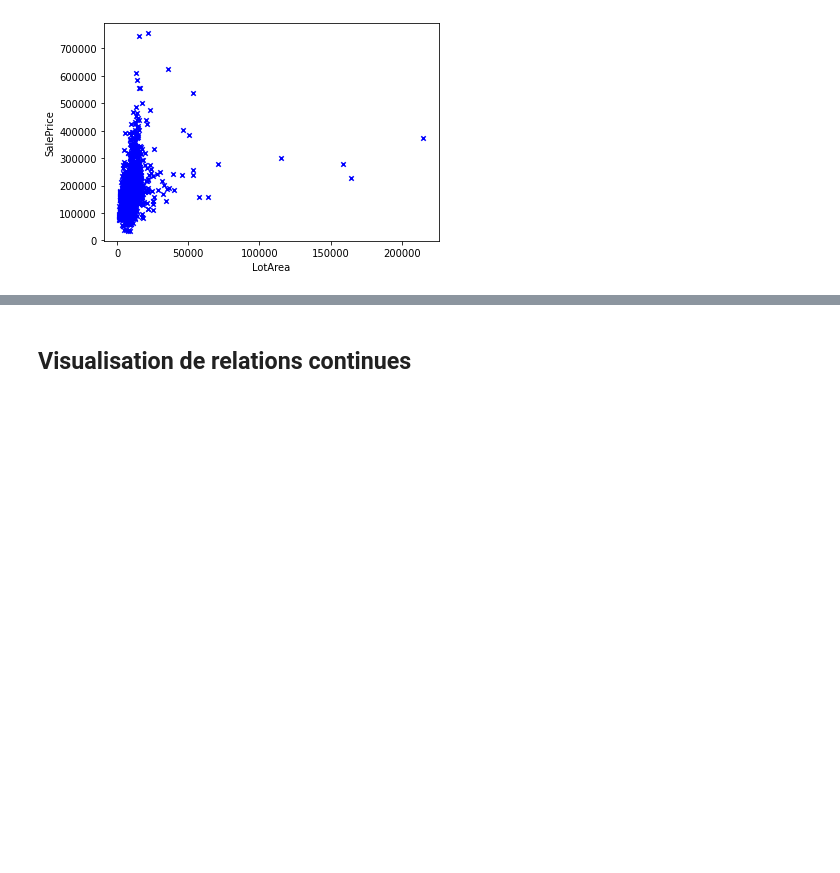
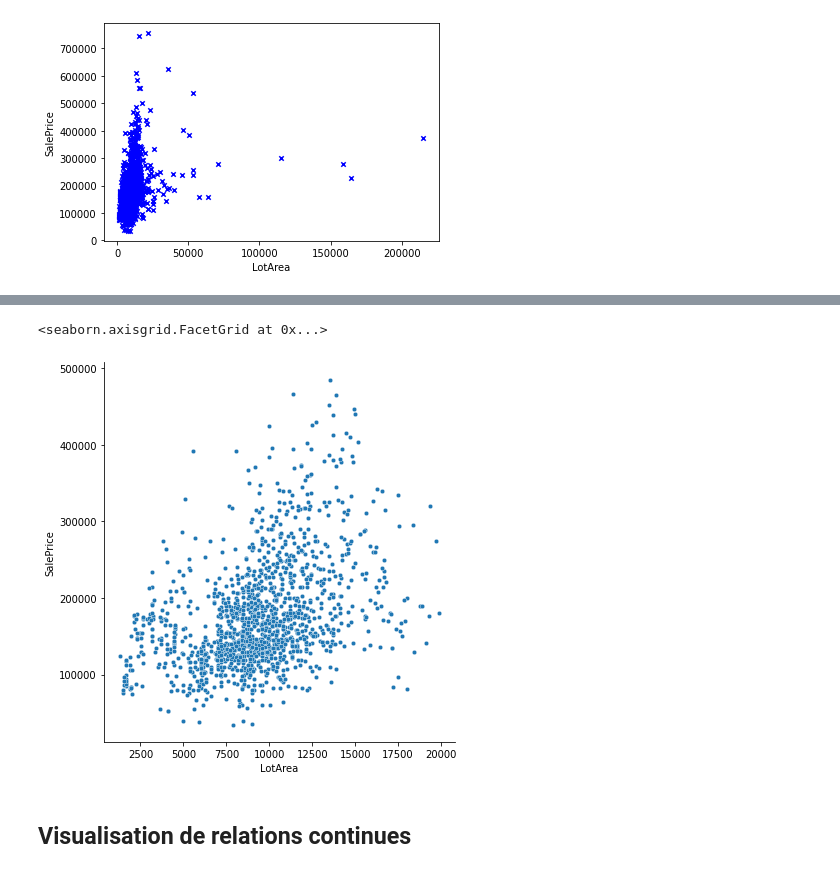
Before and after one commit to Maxoouuu/H3Python, a Jupyter notebook: Analyse_Python.ipynb, the cells around one changed output, grey strips where cells are left out. Cells and saved outputs as stored; diff of their text form; code cells hidden in the pictures; blank space fills up the shorter version.

```diff
--- a/Analyse_Python.ipynb
+++ b/Analyse_Python.ipynb
@@ -106,3 +126,10 @@ df.plot.scatter('LotArea','SalePrice',marker='x',c='blue')
+# %%
+# Question 3&4 seaborn
+value = df.loc[(df['LotArea'] < 20000) & (df['SalePrice'] <500000)]
+sb.relplot(x="LotArea",y="SalePrice", data=value, height=6,s=20,marker='o')
+# %% [output]
+<seaborn.axisgrid.FacetGrid at 0x...>
+[figure, added]
 # %% [markdown]
 ## Visualisation de relations continues
 # %% [markdown]
```
Also changed, not shown: parts of 2 cells of this notebook.
